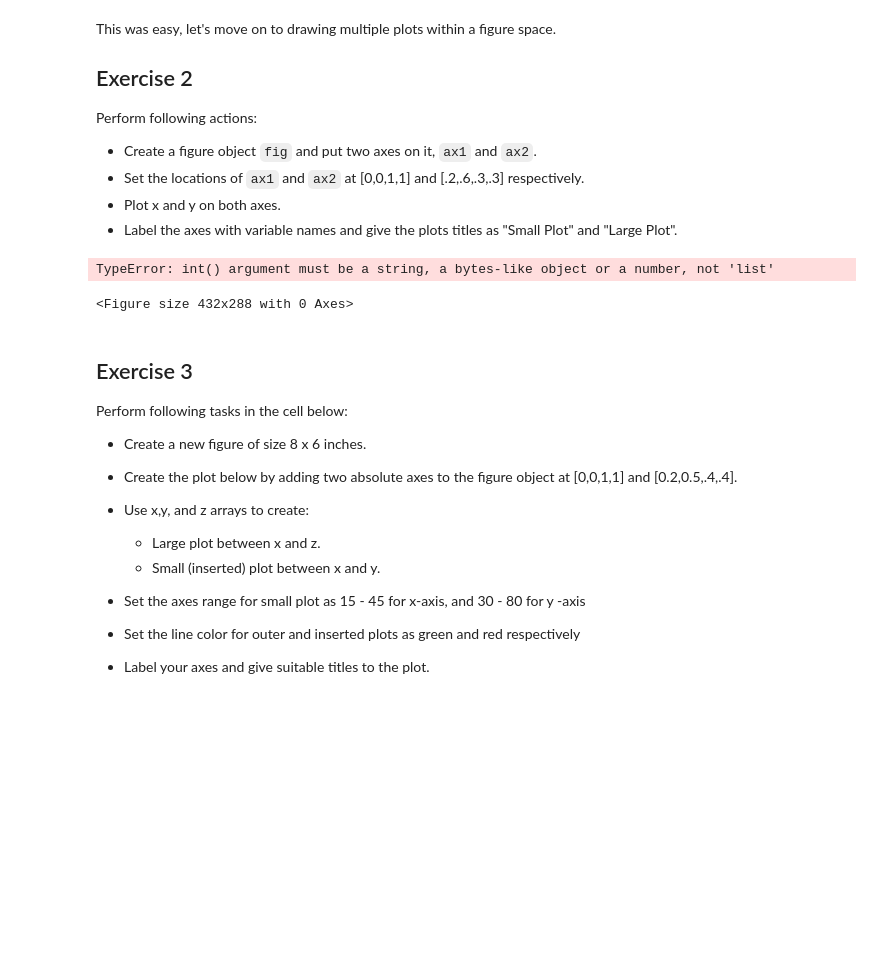
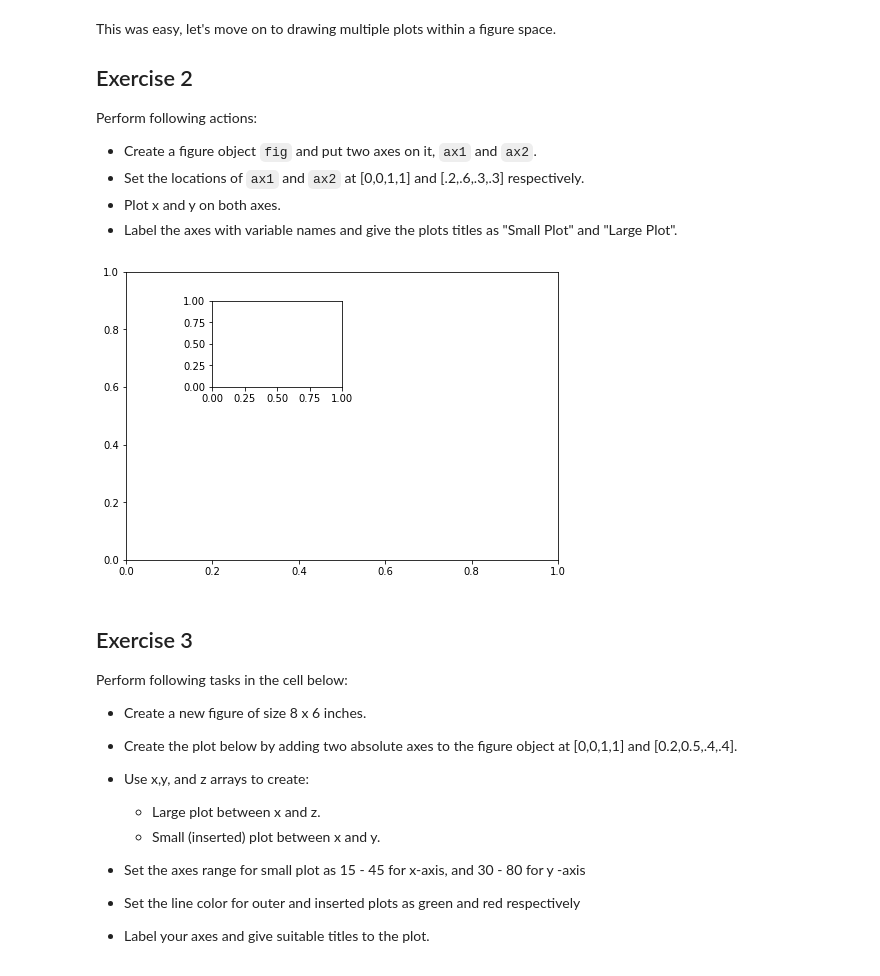
Before and after one commit to NomexHq/ds-matplotlib-intro-lab-nyc-ds-career-031119, a Jupyter notebook: index.ipynb, the cells around one changed output. Drawn from its saved outputs; the diff is of its cells as text; code cells hidden in the pictures; blank space fills up the shorter version.

```diff
--- a/index.ipynb
+++ b/index.ipynb
@@ -91,11 +91,10 @@ Perform following actions:
 * Label the axes with variable names and give the plots titles as "Small Plot" and "Large Plot".
 # %%
 fig = plt.figure()
-ax1 = fig.add_subplot([0,0,1,1])
-ax2 = fig.add_subplot([.2,.6,.3,.3])
+ax1 = fig.add_axes([0,0,1,1])
+ax2 = fig.add_axes([.2,.6,.3,.3])
 # %% [output]
-TypeError: int() argument must be a string, a bytes-like object or a number, not 'list'
-<Figure size 432x288 with 0 Axes>
+[figure, added]
 # %% [markdown]
 ## Exercise 3
 
```
